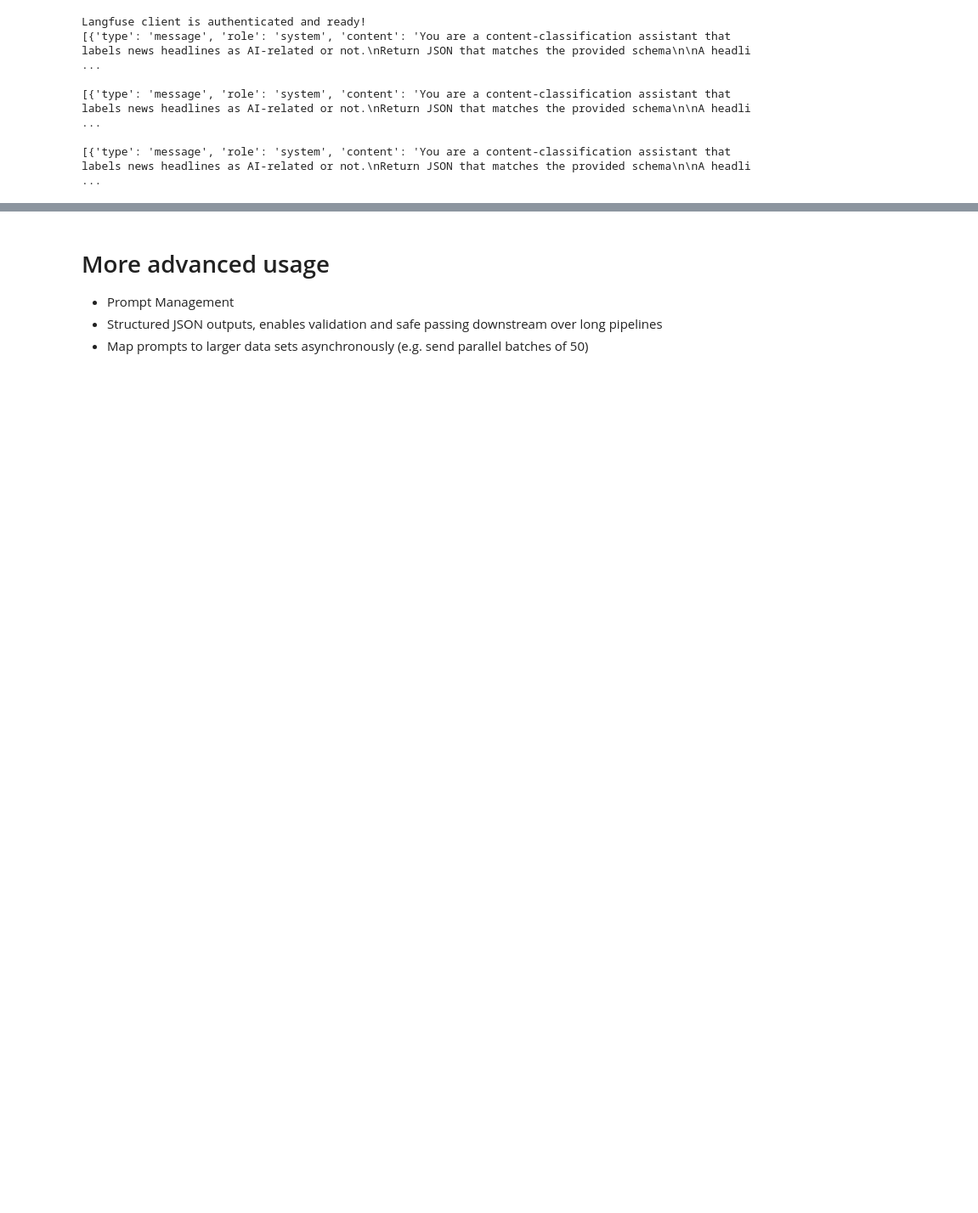
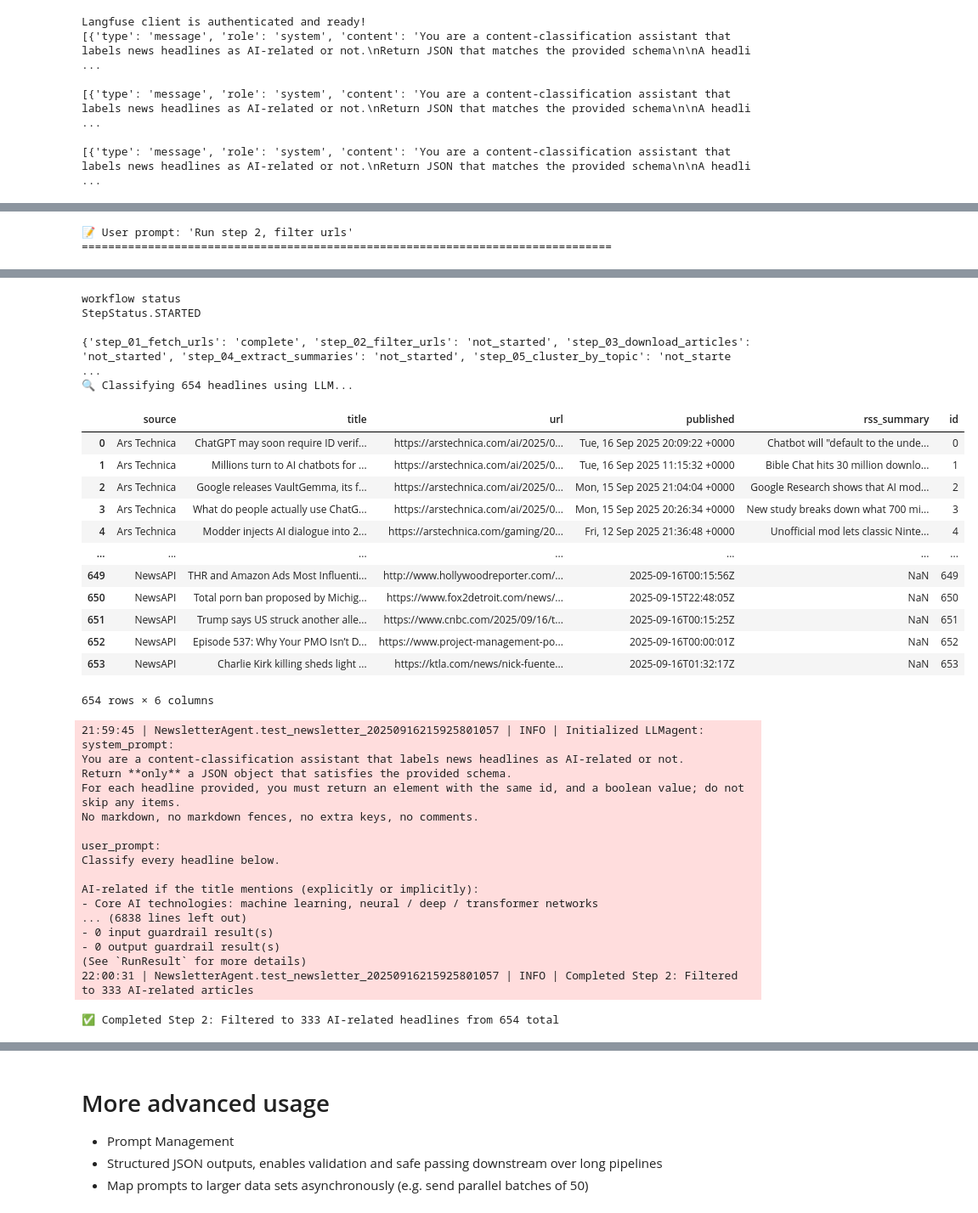
Before and after one commit to druce/OpenAIAgentsSDK, a Jupyter notebook: test_agent.ipynb, the cells around one changed output, grey strips where cells are left out. Shown at 85% size. Cells and saved outputs as stored; diff of their text form; code cells hidden in the pictures; blank space fills up the shorter version.

```diff
--- a/test_agent.ipynb
+++ b/test_agent.ipynb
@@ -217,0 +336,19 @@ Langfuse client is authenticated and ready!
+# %%
+# User prompt to run workflow
+user_prompt = "Run step 2, filter urls"
+
+print(f"\n📝 User prompt: '{user_prompt}'")
+print("=" * 80)
+
+# Run the agent with persistent state
+start_time = time.time()
+result = await agent.run_step(user_prompt)
+duration = time.time() - start_time
+
+print("=" * 80)
+print(f"⏱️  Total execution time: {duration:.2f}s")
+print(f"📊 Final result:")
+print(result)
+# %% [output]
+📝 User prompt: 'Run step 2, filter urls'
+================================================================================
@@ -217,0 +358,36 @@ Langfuse client is authenticated and ready!
+workflow status
+StepStatus.STARTED
+
+{'step_01_fetch_urls': 'complete', 'step_02_filter_urls': 'not_started', 'step_03_download_articles': 'not_started', 'step_04_extract_summaries': 'not_started', 'step_05_cluster_by_topic': 'not_starte ...
+🔍 Classifying 654 headlines using LLM...
+|  | source | title | url | published | rss_summary | id |
+| 0 | Ars Technica | ChatGPT may soon require ID verif... | https://arstechnica.com/ai/2025/0... | Tue, 16 Sep 2025 20:09:22 +0000 | Chatbot will "default to the unde... | 0 |
+| 1 | Ars Technica | Millions turn to AI chatbots for ... | https://arstechnica.com/ai/2025/0... | Tue, 16 Sep 2025 11:15:32 +0000 | Bible Chat hits 30 million downlo... | 1 |
+| 2 | Ars Technica | Google releases VaultGemma, its f... | https://arstechnica.com/ai/2025/0... | Mon, 15 Sep 2025 21:04:04 +0000 | Google Research shows that AI mod... | 2 |
+| 3 | Ars Technica | What do people actually use ChatG... | https://arstechnica.com/ai/2025/0... | Mon, 15 Sep 2025 20:26:34 +0000 | New study breaks down what 700 mi... | 3 |
+| 4 | Ars Technica | Modder injects AI dialogue into 2... | https://arstechnica.com/gaming/20... | Fri, 12 Sep 2025 21:36:48 +0000 | Unofficial mod lets classic Ninte... | 4 |
+| ... | ... | ... | ... | ... | ... | ... |
+| 649 | NewsAPI | THR and Amazon Ads Most Influenti... | http://www.hollywoodreporter.com/... | 2025-09-16T00:15:56Z | NaN | 649 |
+| 650 | NewsAPI | Total porn ban proposed by Michig... | https://www.fox2detroit.com/news/... | 2025-09-15T22:48:05Z | NaN | 650 |
+| 651 | NewsAPI | Trump says US struck another alle... | https://www.cnbc.com/2025/09/16/t... | 2025-09-16T00:15:25Z | NaN | 651 |
+| 652 | NewsAPI | Episode 537: Why Your PMO Isn’t D... | https://www.project-management-po... | 2025-09-16T00:00:01Z | NaN | 652 |
+| 653 | NewsAPI | Charlie Kirk killing sheds light ... | https://ktla.com/news/nick-fuente... | 2025-09-16T01:32:17Z | NaN | 653 |
+654 rows × 6 columns
+21:59:45 | NewsletterAgent.test_newsletter_20250916215925801057 | INFO | Initialized LLMagent:
+system_prompt:
+You are a content-classification assistant that labels news headlines as AI-related or not.
+Return **only** a JSON object that satisfies the provided schema.
+For each headline provided, you must return an element with the same id, and a boolean value; do not skip any items.
+No markdown, no markdown fences, no extra keys, no comments.
+
+user_prompt:
+Classify every headline below.
+
+AI-related if the title mentions (explicitly or implicitly):
+- Core AI technologies: machine learning, neural / deep / transformer networks
+... (6838 lines left out)
+- 0 input guardrail result(s)
+- 0 output guardrail result(s)
+(See `RunResult` for more details)
+22:00:31 | NewsletterAgent.test_newsletter_20250916215925801057 | INFO | Completed Step 2: Filtered to 333 AI-related articles
+✅ Completed Step 2: Filtered to 333 AI-related headlines from 654 total
```
Also changed, not shown: parts of 40 cells of this notebook, 4 other files.
